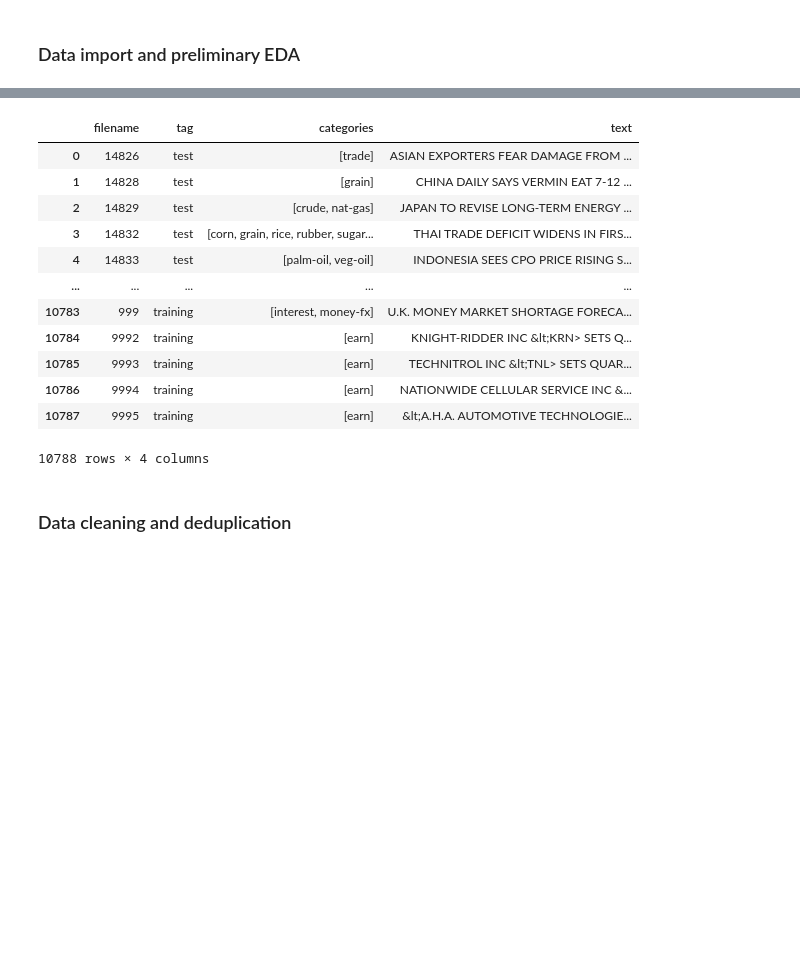
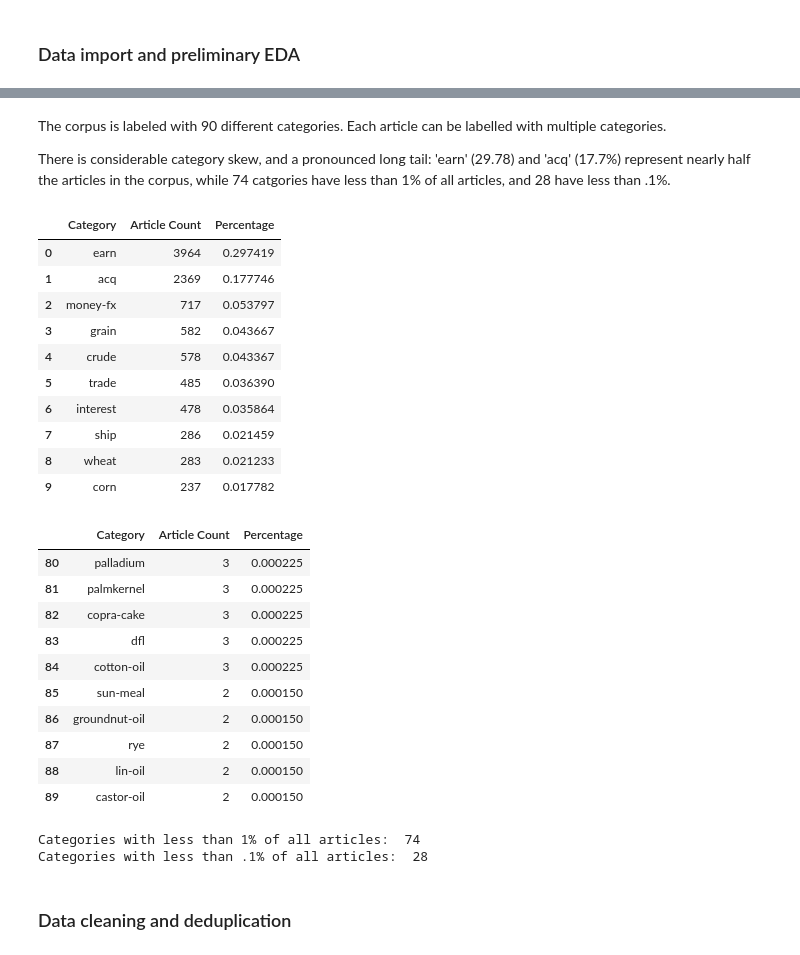
Before and after one commit to JeremyOBrien16/CUNY_DATA_620, a Jupyter notebook: ProjectFinal/data620project_final.ipynb, the cells around one changed output, grey strips where cells are left out. Cells and saved outputs as stored; diff of their text form; code cells hidden in the pictures; blank space fills up the shorter version.

```diff
--- a/ProjectFinal/data620project_final.ipynb
+++ b/ProjectFinal/data620project_final.ipynb
@@ -96,17 +84,0 @@ df = pd.DataFrame(news, columns=['filename', 'tag', 'categories','text'])
-# %%
-# hide tag column
-df
-# %% [output]
-|  | filename | tag | categories | text |
-| 0 | 14826 | test | [trade] | ASIAN EXPORTERS FEAR DAMAGE FROM ... |
-| 1 | 14828 | test | [grain] | CHINA DAILY SAYS VERMIN EAT 7-12 ... |
-| 2 | 14829 | test | [crude, nat-gas] | JAPAN TO REVISE LONG-TERM ENERGY ... |
-| 3 | 14832 | test | [corn, grain, rice, rubber, sugar... | THAI TRADE DEFICIT WIDENS IN FIRS... |
-| 4 | 14833 | test | [palm-oil, veg-oil] | INDONESIA SEES CPO PRICE RISING S... |
-| ... | ... | ... | ... | ... |
-| 10783 | 999 | training | [interest, money-fx] | U.K. MONEY MARKET SHORTAGE FORECA... |
-| 10784 | 9992 | training | [earn] | KNIGHT-RIDDER INC &lt;KRN> SETS Q... |
-| 10785 | 9993 | training | [earn] | TECHNITROL INC &lt;TNL> SETS QUAR... |
-| 10786 | 9994 | training | [earn] | NATIONWIDE CELLULAR SERVICE INC &... |
-| 10787 | 9995 | training | [earn] | &lt;A.H.A. AUTOMOTIVE TECHNOLOGIE... |
-10788 rows × 4 columns
@@ -134,3 +85,56 @@ df
+# %% [markdown]
+The corpus is labeled with 90 different categories. Each article can be labelled with multiple categories.
+
+There is considerable category skew, and a pronounced long tail: 'earn' (29.78) and 'acq' (17.7%) represent nearly half the articles in the corpus, while 74 catgories have less than 1% of all articles, and 28 have less than .1%.
+# %%
+# Function to calculate category makeup of corpus
+def category_count(df):
+
+    cats = list(reuters.categories())
+    cat_count = []
+
+    # Count an article with multiple categories in tuple
+    for cat in cats:
+        cat_count.append(len(df[[cat in x for x in df['Category']]]))
+
+    count_df = pd.DataFrame(cat_count, cats).reset_index()
+    count_df.set_axis(['Category', 'Article Count'], axis=1, inplace=True)
+    count_df.sort_values(by=['Article Count'], ascending=False, inplace=True)
+    count_df.reset_index(drop=True, inplace=True)
+    count_df['Percentage'] = count_df['Article Count'] / count_df['Article Count'].sum()
+
+    return count_df
+
+article_props = category_count(df)
+display(article_props.head(n=10))
+display(article_props.tail(n=10))
+print('Categories with less than 1% of all articles: ', len(article_props[article_props['Percentage'] < .01]))
+print('Categories with less than .1% of all articles: ', len(article_props[article_props['Percentage'] < .001]))
+# %% [output]
+|  | Category | Article Count | Percentage |
+| 0 | earn | 3964 | 0.297419 |
+| 1 | acq | 2369 | 0.177746 |
+| 2 | money-fx | 717 | 0.053797 |
+| 3 | grain | 582 | 0.043667 |
+| 4 | crude | 578 | 0.043367 |
+| 5 | trade | 485 | 0.036390 |
+| 6 | interest | 478 | 0.035864 |
+| 7 | ship | 286 | 0.021459 |
+| 8 | wheat | 283 | 0.021233 |
+| 9 | corn | 237 | 0.017782 |
+|  | Category | Article Count | Percentage |
+| 80 | palladium | 3 | 0.000225 |
+| 81 | palmkernel | 3 | 0.000225 |
+| 82 | copra-cake | 3 | 0.000225 |
+| 83 | dfl | 3 | 0.000225 |
+| 84 | cotton-oil | 3 | 0.000225 |
+| 85 | sun-meal | 2 | 0.000150 |
+| 86 | groundnut-oil | 2 | 0.000150 |
+| 87 | rye | 2 | 0.000150 |
+| 88 | lin-oil | 2 | 0.000150 |
+| 89 | castor-oil | 2 | 0.000150 |
+Categories with less than 1% of all articles:  74
+Categories with less than .1% of all articles:  28
 # %% [markdown]
 ### Data cleaning and deduplication
 # %%
```
Also changed, not shown: parts of 8 cells of this notebook.
